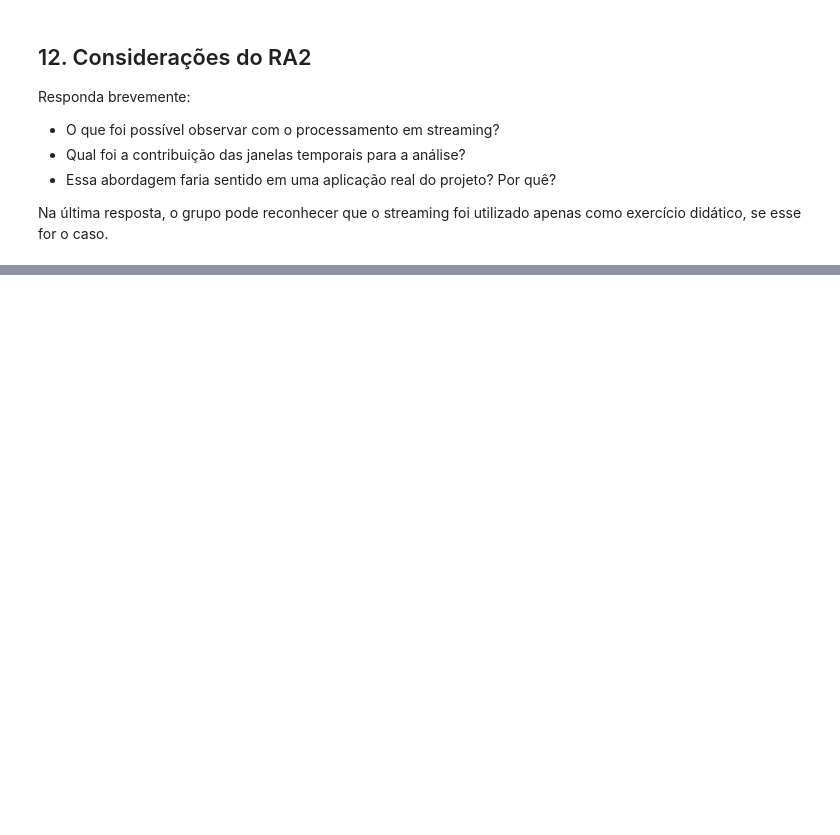
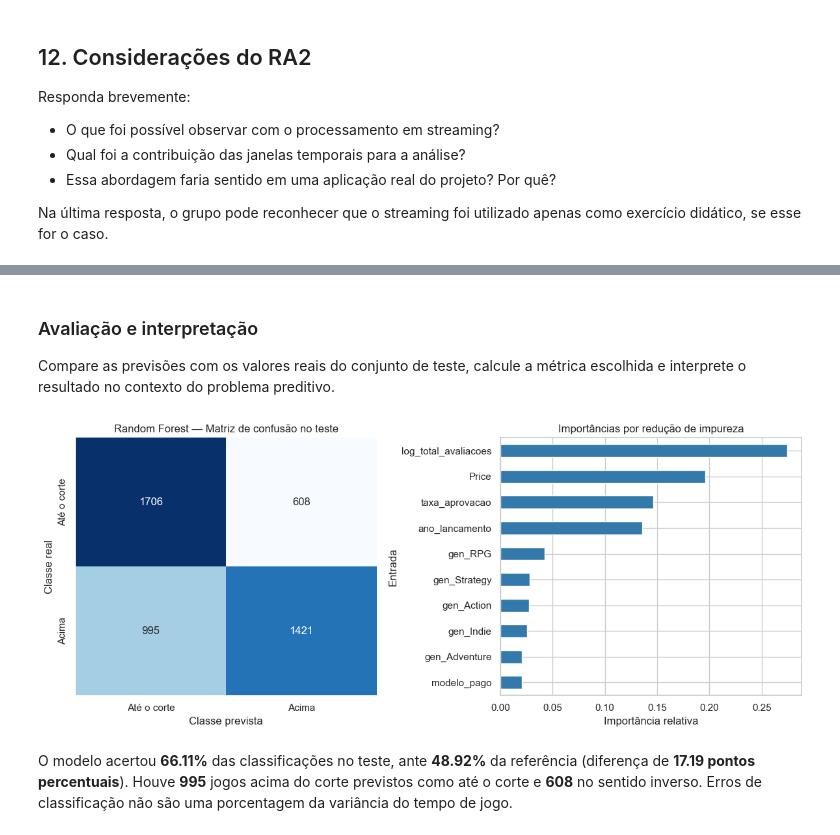
Before and after one commit to Gustavo-Delinski/Data-analytics, a Jupyter notebook: Cemplate_projeto_data_analytics_(1).ipynb, the cells around one changed output, grey strips where cells are left out. Drawn from its saved outputs; the diff is of its cells as text; code cells hidden in the pictures; blank space fills up the shorter version.

```diff
--- a/Cemplate_projeto_data_analytics_(1).ipynb
+++ b/Cemplate_projeto_data_analytics_(1).ipynb
@@ -836,0 +1133,24 @@ Na última resposta, o grupo pode reconhecer que o streaming foi utilizado apena
+# %% [markdown]
+### Avaliação e interpretação
+
+Compare as previsões com os valores reais do conjunto de teste, calcule a métrica escolhida e interprete o resultado no contexto do problema preditivo.
+# %%
+from IPython.display import Markdown
+cm=confusion_matrix(y_test,pred,labels=[0,1])
+fig,axes=plt.subplots(1,2,figsize=(12,5))
+sns.heatmap(cm,annot=True,fmt='d',cmap='Blues',cbar=False,ax=axes[0],
+    xticklabels=['Até o corte','Acima'],yticklabels=['Até o corte','Acima'])
+axes[0].set(title='Random Forest — Matriz de confusão no teste',xlabel='Classe prevista',ylabel='Classe real')
+importancias=pd.Series(modelo.feature_importances_,index=features).sort_values()
+importancias.tail(10).plot.barh(ax=axes[1],color='#3479ab')
+axes[1].set(title='Importâncias por redução de impureza',xlabel='Importância relativa',ylabel='Entrada')
+fig.tight_layout();plt.show()
+acuracia=accuracy_score(y_test,pred)
+base_acc=accuracy_score(y_test,pred_ref)
+display(Markdown(f'O modelo acertou **{acuracia:.2%}** das classificações no teste, ante **{base_acc:.2%}** da referência '
+    f'(diferença de **{100*(acuracia-base_acc):.2f} pontos percentuais**). '
+    f'Houve **{cm[1,0]}** jogos acima do corte previstos como até o corte e **{cm[0,1]}** no sentido inverso. '
+    'Erros de classificação não são uma porcentagem da variância do tempo de jogo.'))
+# %% [output]
+[figure, added]
+O modelo acertou **66.11%** das classificações no teste, ante **48.92%** da referência (diferença de **17.19 pontos percentuais**). Houve **995** jogos acima do corte previstos como até o corte e **608** no sentido inverso. Erros de classificação não são uma porcentagem da variância do tempo de jogo.
```
Also changed, not shown: parts of 53 cells of this notebook, 2 other files.
